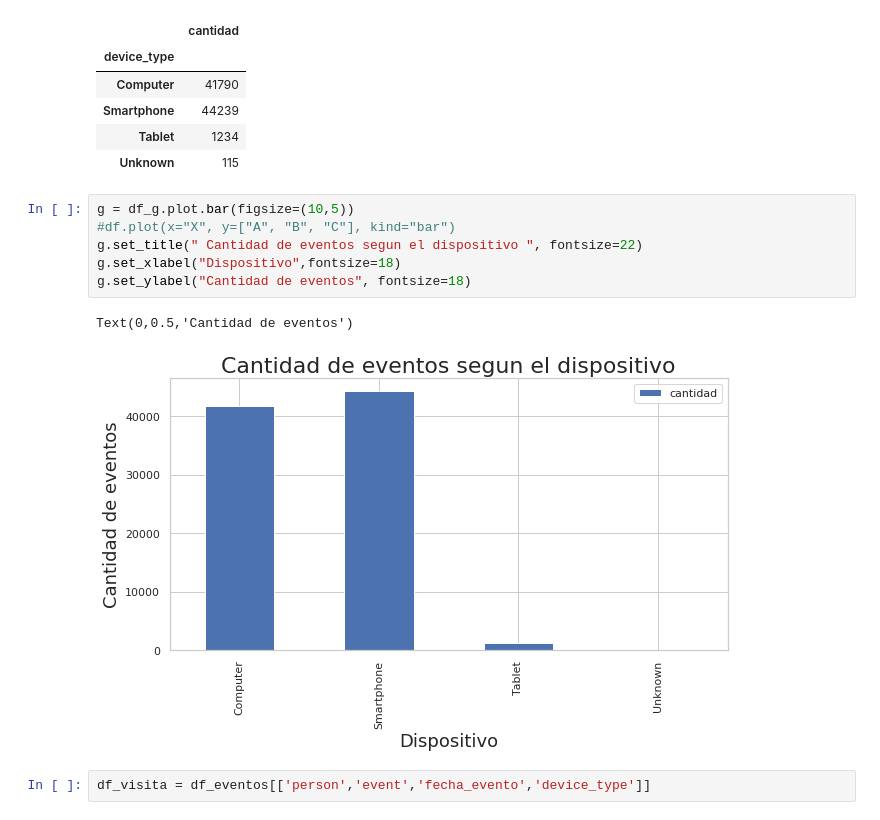
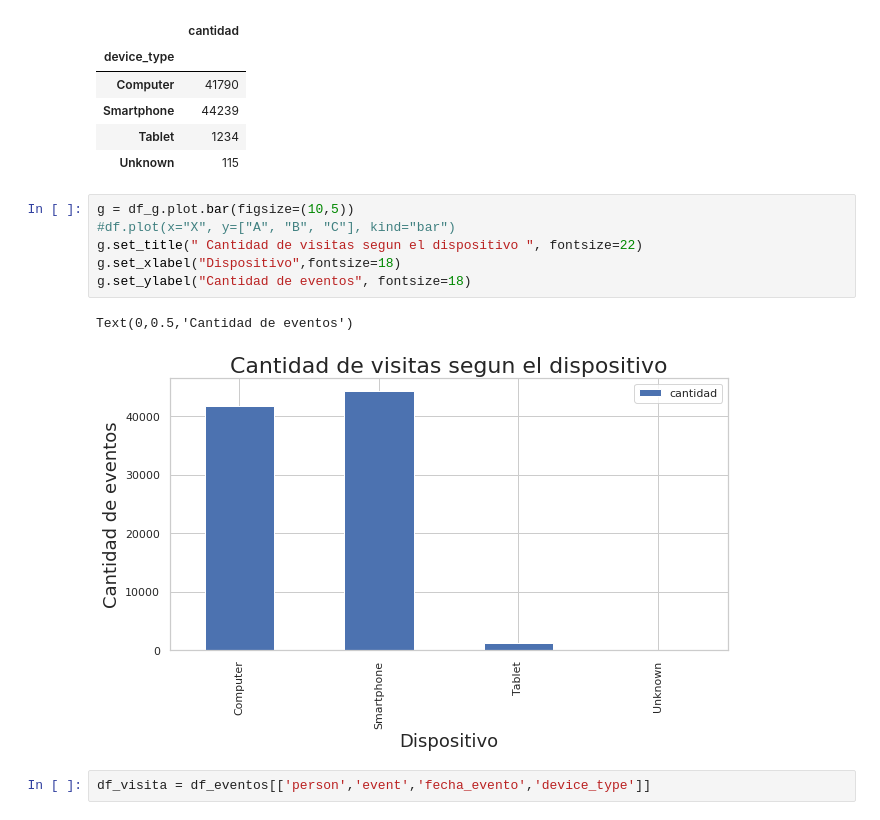
Before and after one commit to alepenaa94/TP1-Datos, a Jupyter notebook: analisis-ale.ipynb, the cells around one changed output. Saved outputs shown, nothing was run; the diff lists cells and outputs as text.

```diff
--- a/analisis-ale.ipynb
+++ b/analisis-ale.ipynb
@@ -363,12 +363,12 @@ df_g.head()
 # %%
 g = df_g.plot.bar(figsize=(10,5))
 #df.plot(x="X", y=["A", "B", "C"], kind="bar")
-g.set_title(" Cantidad de eventos segun el dispositivo ", fontsize=22)
+g.set_title(" Cantidad de visitas segun el dispositivo ", fontsize=22)
 g.set_xlabel("Dispositivo",fontsize=18)
 g.set_ylabel("Cantidad de eventos", fontsize=18)
 # %% [output]
 Text(0,0.5,'Cantidad de eventos')
-[figure, old version]
+[figure, new version]
 # %%
 df_visita = df_eventos[['person','event','fecha_evento','device_type']]
 # %%
```
Also changed, not shown: parts of 1 cell of this notebook.
